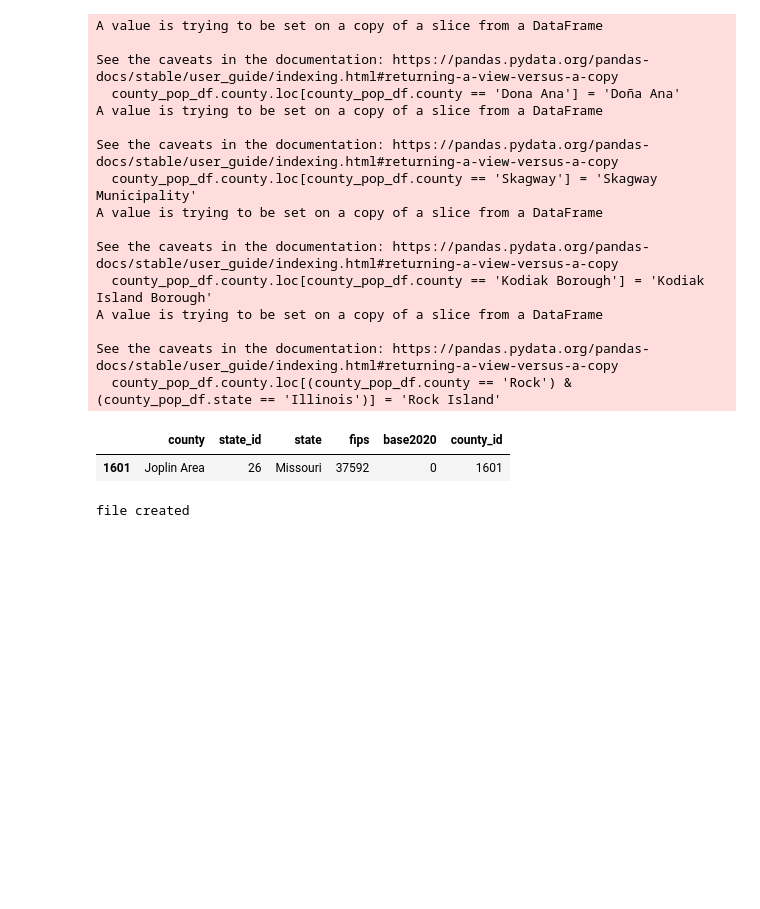
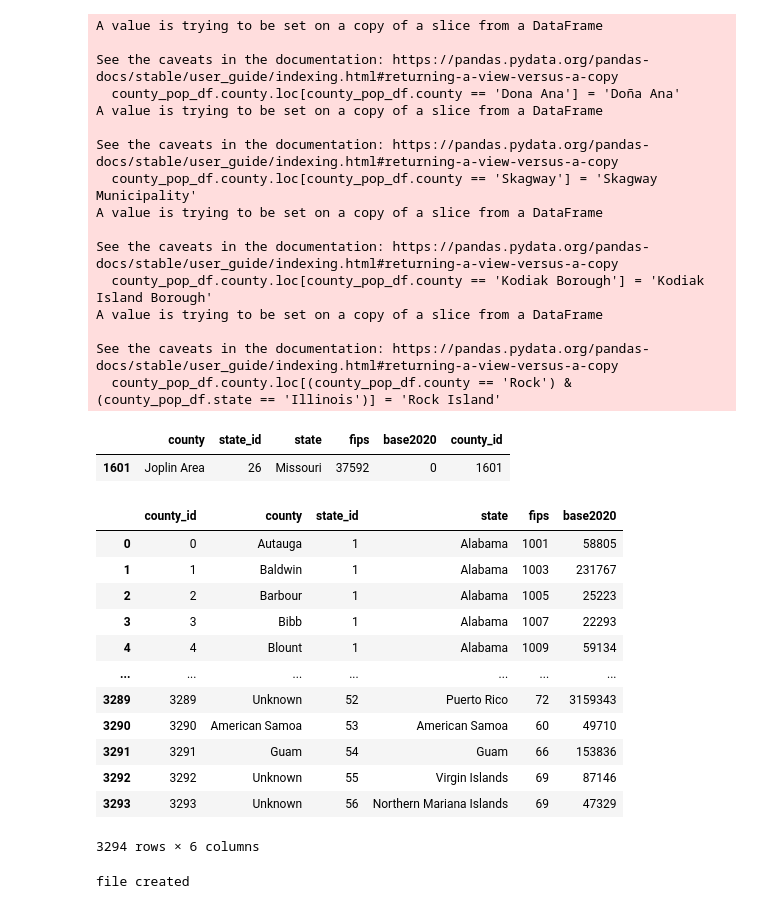
Before and after one commit to cskimm01/NYT_COV_visualize, a Jupyter notebook: star_schema_build.ipynb, the cells around one changed output. Drawn from its saved outputs; the diff is of its cells as text; code cells hidden in the pictures; blank space fills up the shorter version.

Commit message:
fixed county csv indexing

```diff
--- a/star_schema_build.ipynb
+++ b/star_schema_build.ipynb
@@ -451,7 +452,7 @@ df_pr.head()
 | 4 | Puerto Rico | Aguas Buenas Municipio | 24598 | 72007 |
 # %%
 # Import VI
-df_vi = (pd.read_csv(covid_case_files[12],
+df_vi = (pd.read_csv(covid_case_files[13],
                      encoding='latin-1',
                      skiprows=3,
                      header=0,
@@ -1352,4 +1353,23 @@ county_pop_df.query('county == "Joplin Area"')
 # %% [output]
 |  | county | state_id | state | fips | base2020 | county_id |
 | 1601 | Joplin Area | 26 | Missouri | 37592 | 0 | 1601 |
+# %%
+# reset index for sql input
+
+county_pop_df = county_pop_df.reindex(columns=['county_id','county','state_id','state','fips','base2020'])
+county_pop_df
+# %% [output]
+|  | county_id | county | state_id | state | fips | base2020 |
+| 0 | 0 | Autauga | 1 | Alabama | 1001 | 58805 |
+| 1 | 1 | Baldwin | 1 | Alabama | 1003 | 231767 |
+| 2 | 2 | Barbour | 1 | Alabama | 1005 | 25223 |
+| 3 | 3 | Bibb | 1 | Alabama | 1007 | 22293 |
+| 4 | 4 | Blount | 1 | Alabama | 1009 | 59134 |
+| ... | ... | ... | ... | ... | ... | ... |
+| 3289 | 3289 | Unknown | 52 | Puerto Rico | 72 | 3159343 |
+| 3290 | 3290 | American Samoa | 53 | American Samoa | 60 | 49710 |
+| 3291 | 3291 | Guam | 54 | Guam | 66 | 153836 |
+| 3292 | 3292 | Unknown | 55 | Virgin Islands | 69 | 87146 |
+| 3293 | 3293 | Unknown | 56 | Northern Mariana Islands | 69 | 47329 |
+3294 rows × 6 columns
 # %%
```
Also changed, not shown: parts of 48 cells of this notebook, 1 other file.
